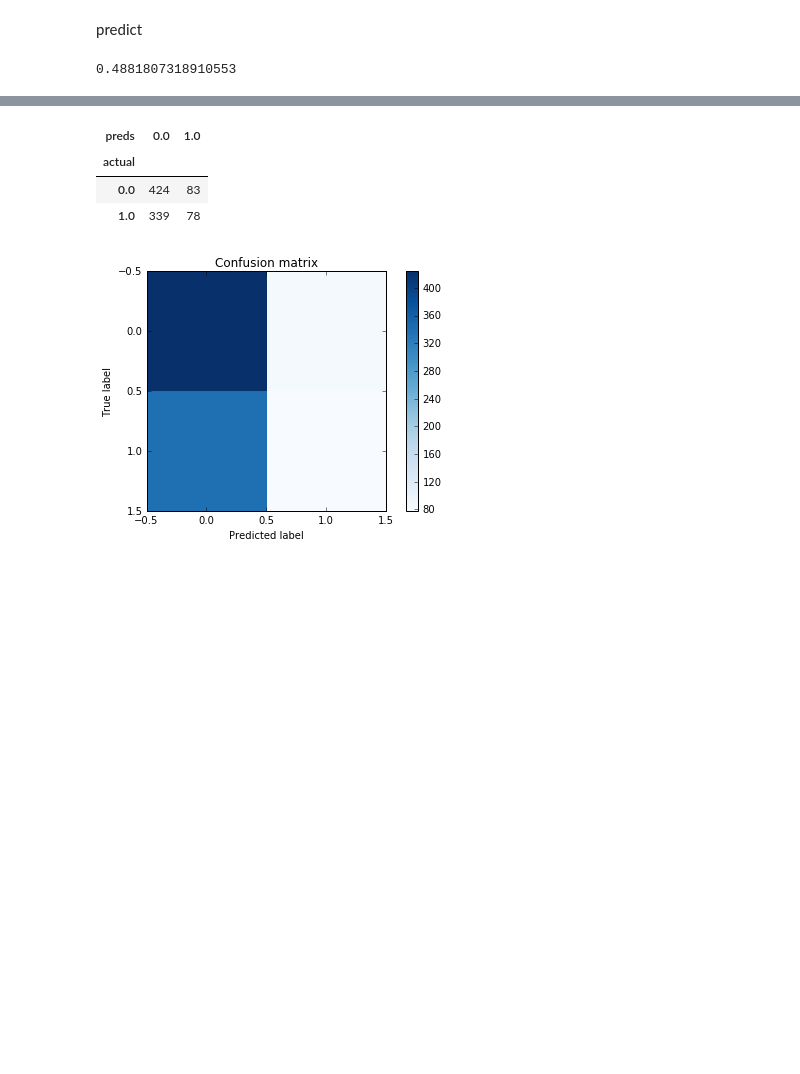
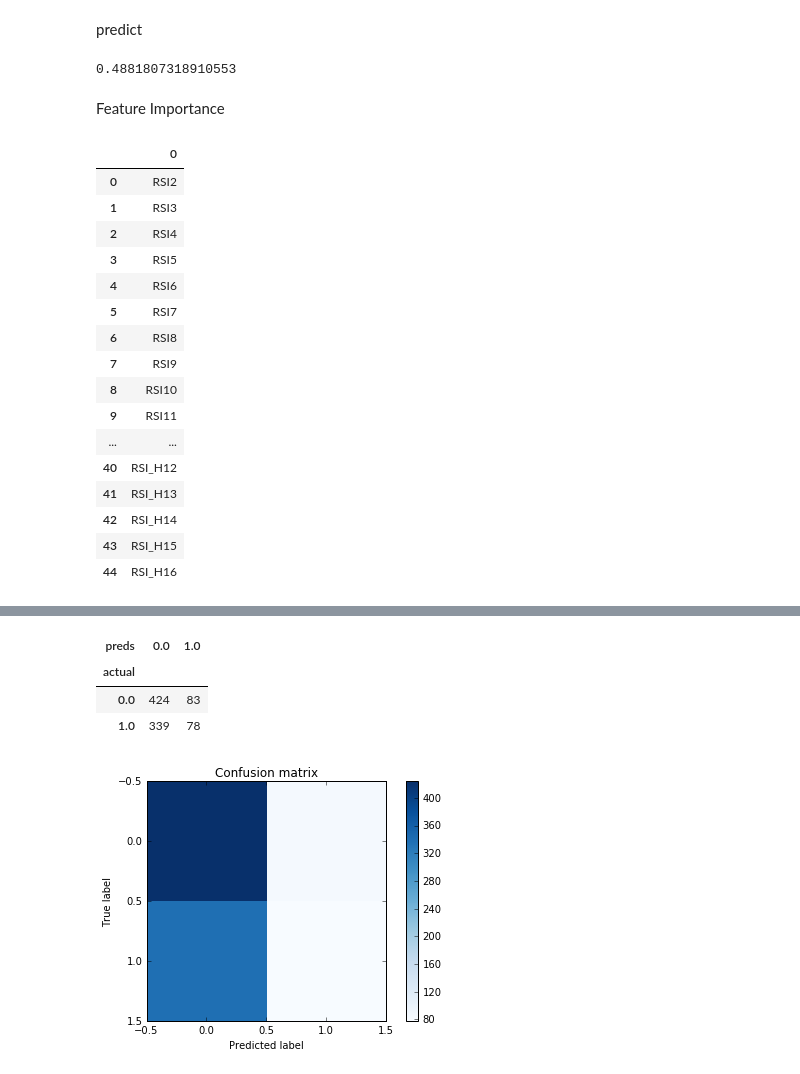
Before and after one commit to LonSilent/Big-Data-Analytics, a Jupyter notebook: cv5_rsi.ipynb, the cells around one changed output, grey strips where cells are left out. Drawn from its saved outputs; the diff is of its cells as text; code cells hidden in the pictures; blank space fills up the shorter version.

Commit message:
feature importance

```diff
--- a/cv5_rsi.ipynb
+++ b/cv5_rsi.ipynb
@@ -512,3 +512,31 @@ accuracy = evaluator.evaluate(predictions)
 accuracy
 # %% [output]
 0.4881807318910553
+# %% [markdown]
+Feature Importance
+# %%
+pd.DataFrame(["RSI2","RSI3","RSI4","RSI5","RSI6","RSI7","RSI8"
+,"RSI9","RSI10","RSI11","RSI12","RSI13","RSI14","RSI15"
+,"RSI17","RSI_V2","RSI_V3","RSI_V4","RSI_V5","RSI_V6"
+,"RSI_V7","RSI_V8","RSI_V9","RSI_V10","RSI_V11","RSI_V12"
+,"RSI_V13","RSI_V14","RSI_V15","RSI_V16","RSI_H2","RSI_H3"
+,"RSI_H4","RSI_H5","RSI_H6","RSI_H7","RSI_H8","RSI_H9"
+,"RSI_H10","RSI_H11","RSI_H12","RSI_H13","RSI_H14","RSI_H15","RSI_H16"])
+# %% [output]
+|  | 0 |
+| 0 | RSI2 |
+| 1 | RSI3 |
+| 2 | RSI4 |
+| 3 | RSI5 |
+| 4 | RSI6 |
+| 5 | RSI7 |
+| 6 | RSI8 |
+| 7 | RSI9 |
+| 8 | RSI10 |
+| 9 | RSI11 |
+| ... | ... |
+| 40 | RSI_H12 |
+| 41 | RSI_H13 |
+| 42 | RSI_H14 |
+| 43 | RSI_H15 |
+| 44 | RSI_H16 |
```
Also changed, not shown: parts of 5 cells of this notebook.
